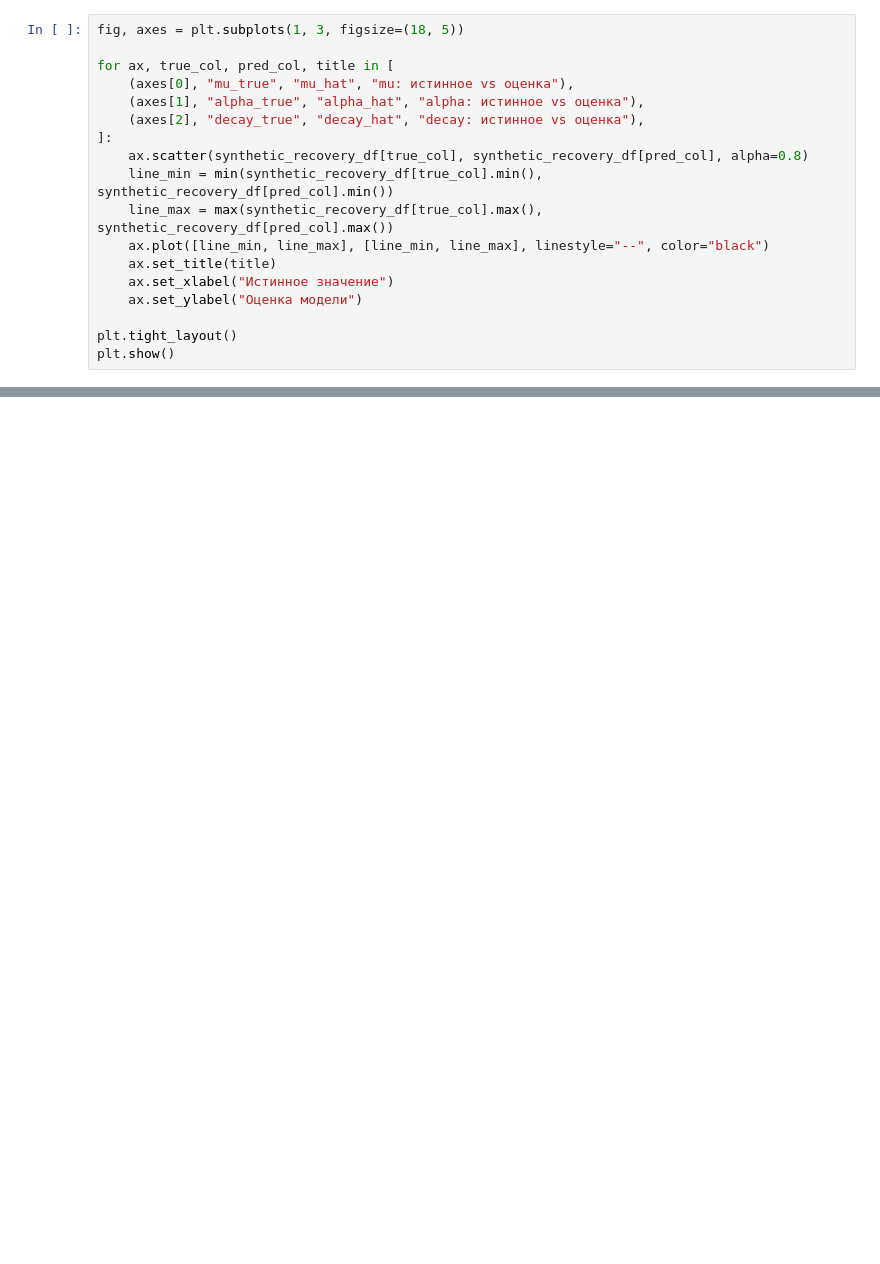
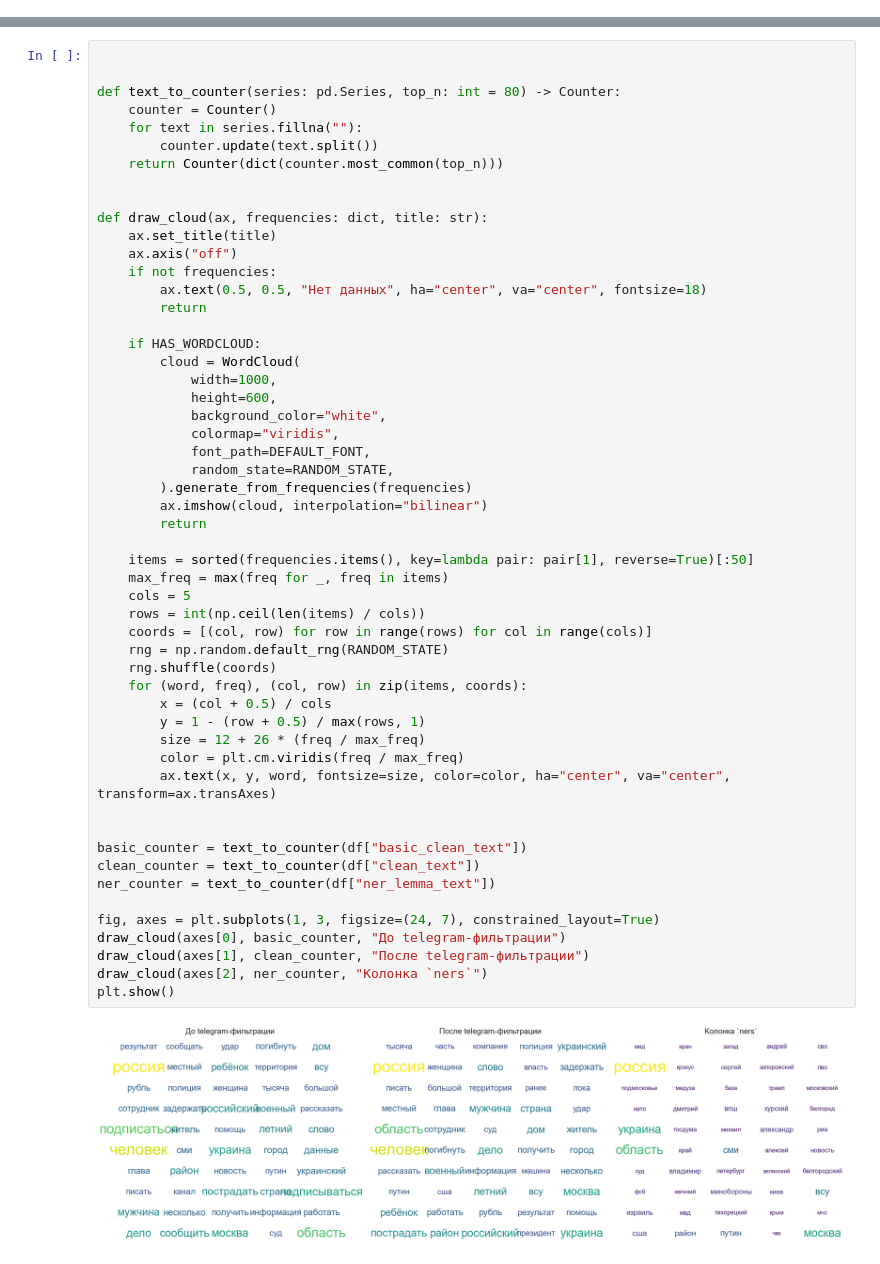
Before and after one commit to gwkeo/diploma, a Jupyter notebook: main.ipynb, the cells around one changed output, grey strips where cells are left out. Cells and saved outputs as stored; diff of their text form; blank space fills up the shorter version.

```diff
--- a/main.ipynb
+++ b/main.ipynb
@@ -630,18 +0,0 @@ summary_recovery
-# %%
-fig, axes = plt.subplots(1, 3, figsize=(18, 5))
-
-for ax, true_col, pred_col, title in [
-    (axes[0], "mu_true", "mu_hat", "mu: истинное vs оценка"),
-    (axes[1], "alpha_true", "alpha_hat", "alpha: истинное vs оценка"),
-    (axes[2], "decay_true", "decay_hat", "decay: истинное vs оценка"),
-]:
-    ax.scatter(synthetic_recovery_df[true_col], synthetic_recovery_df[pred_col], alpha=0.8)
-    line_min = min(synthetic_recovery_df[true_col].min(), synthetic_recovery_df[pred_col].min())
-    line_max = max(synthetic_recovery_df[true_col].max(), synthetic_recovery_df[pred_col].max())
-    ax.plot([line_min, line_max], [line_min, line_max], linestyle="--", color="black")
-    ax.set_title(title)
-    ax.set_xlabel("Истинное значение")
-    ax.set_ylabel("Оценка модели")
-
-plt.tight_layout()
-plt.show()
@@ -907,0 +419,55 @@ plt.show()
+# %%
+
+
+def text_to_counter(series: pd.Series, top_n: int = 80) -> Counter:
+    counter = Counter()
+    for text in series.fillna(""):
+        counter.update(text.split())
+    return Counter(dict(counter.most_common(top_n)))
+
+
+def draw_cloud(ax, frequencies: dict, title: str):
+    ax.set_title(title)
+    ax.axis("off")
+    if not frequencies:
+        ax.text(0.5, 0.5, "Нет данных", ha="center", va="center", fontsize=18)
+        return
+
+    if HAS_WORDCLOUD:
+        cloud = WordCloud(
+            width=1000,
+            height=600,
+            background_color="white",
+            colormap="viridis",
+            font_path=DEFAULT_FONT,
+            random_state=RANDOM_STATE,
+        ).generate_from_frequencies(frequencies)
+        ax.imshow(cloud, interpolation="bilinear")
+        return
+
+    items = sorted(frequencies.items(), key=lambda pair: pair[1], reverse=True)[:50]
+    max_freq = max(freq for _, freq in items)
+    cols = 5
+    rows = int(np.ceil(len(items) / cols))
+    coords = [(col, row) for row in range(rows) for col in range(cols)]
+    rng = np.random.default_rng(RANDOM_STATE)
+    rng.shuffle(coords)
+    for (word, freq), (col, row) in zip(items, coords):
+        x = (col + 0.5) / cols
+        y = 1 - (row + 0.5) / max(rows, 1)
+        size = 12 + 26 * (freq / max_freq)
+        color = plt.cm.viridis(freq / max_freq)
+        ax.text(x, y, word, fontsize=size, color=color, ha="center", va="center", transform=ax.transAxes)
+
+
+basic_counter = text_to_counter(df["basic_clean_text"])
+clean_counter = text_to_counter(df["clean_text"])
+ner_counter = text_to_counter(df["ner_lemma_text"])
+
+fig, axes = plt.subplots(1, 3, figsize=(24, 7), constrained_layout=True)
+draw_cloud(axes[0], basic_counter, "До telegram-фильтрации")
+draw_cloud(axes[1], clean_counter, "После telegram-фильтрации")
+draw_cloud(axes[2], ner_counter, "Колонка `ners`")
+plt.show()
+# %% [output]
+[figure, added]
```
Also changed, not shown: parts of 51 cells of this notebook, 12 other files.
